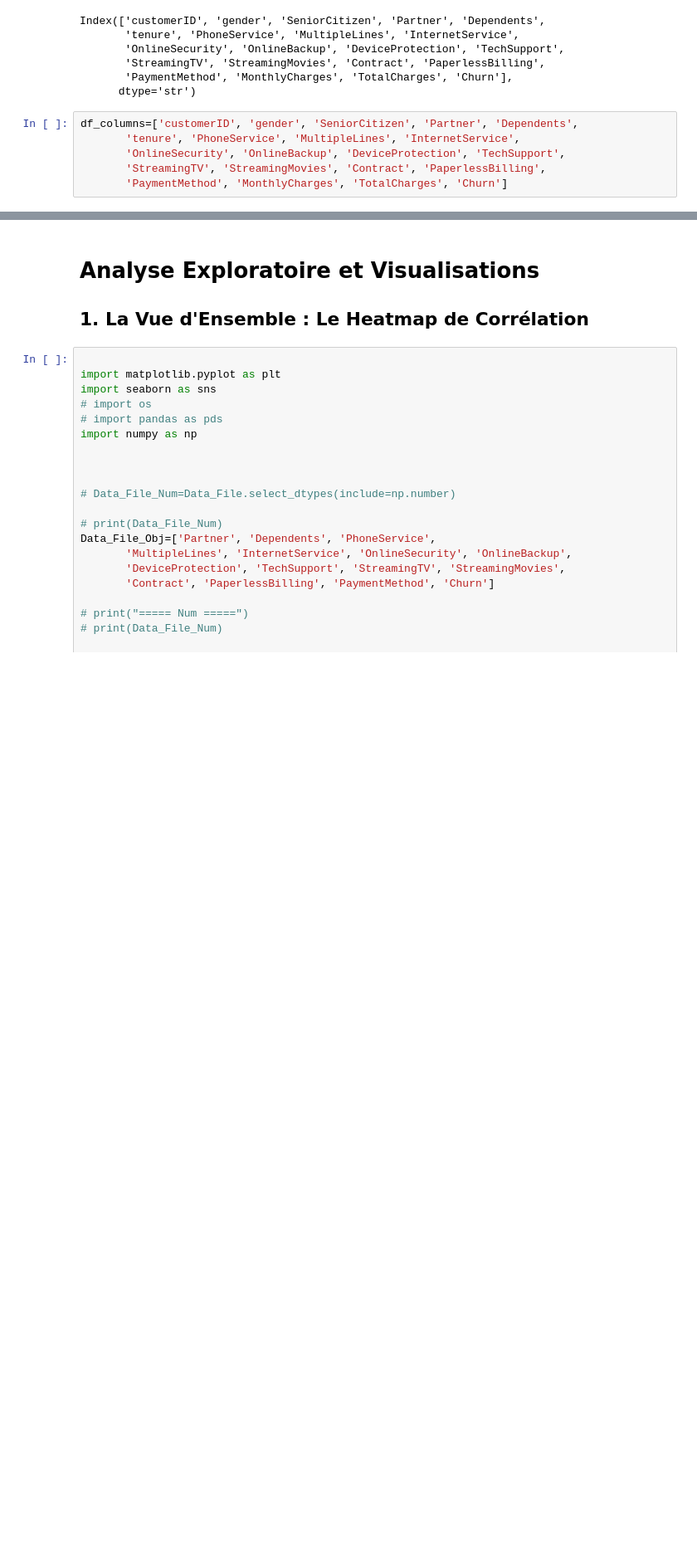
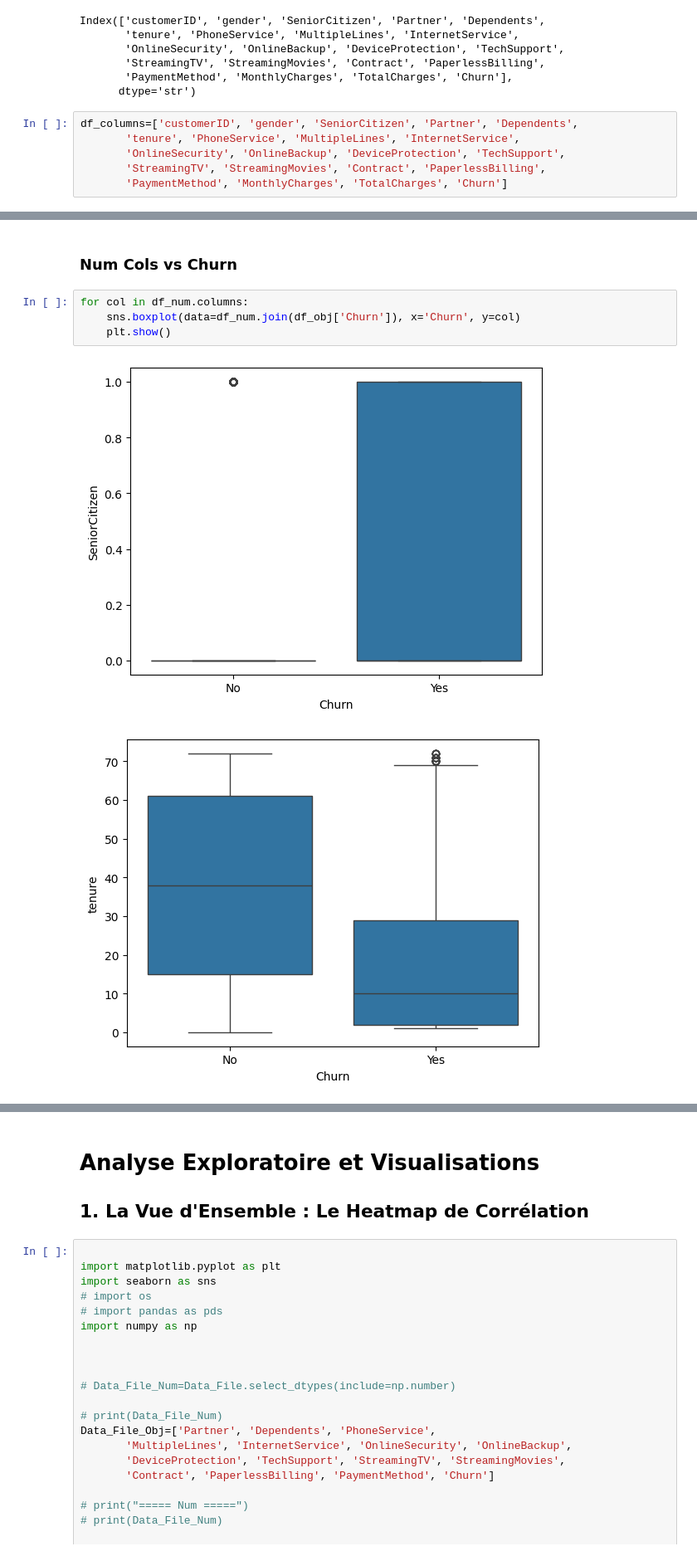
Before and after one commit to moubarak1ezzyani/Telecom-Churn-AI, a Jupyter notebook: notebooks/eda.ipynb, the cells around one changed output, grey strips where cells are left out. Shown at 83% size. Drawn from its saved outputs; the diff is of its cells as text; blank space fills up the shorter version.

```diff
--- a/notebooks/eda.ipynb
+++ b/notebooks/eda.ipynb
@@ -111,0 +173,9 @@ Text(0, 0.5, 'Num of Customer')
+# %% [markdown]
+### Num Cols vs Churn
+# %%
+for col in df_num.columns:
+    sns.boxplot(data=df_num.join(df_obj['Churn']), x='Churn', y=col)
+    plt.show()
+# %% [output]
+[figure, added]
+[figure, added]
```
Also changed, not shown: parts of 11 cells of this notebook.
